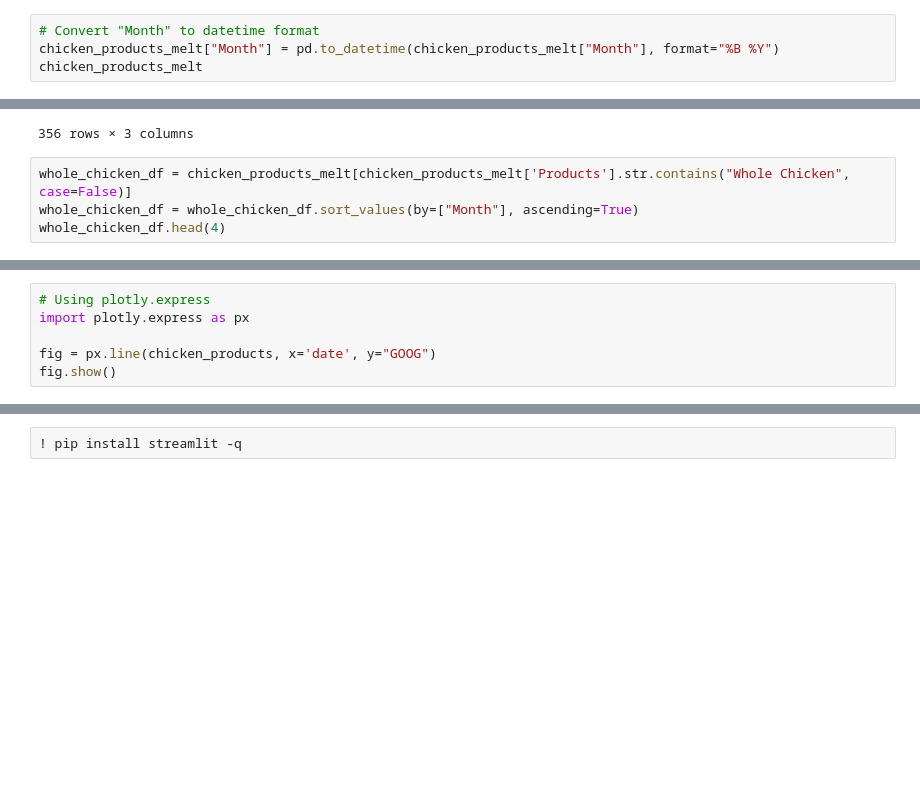
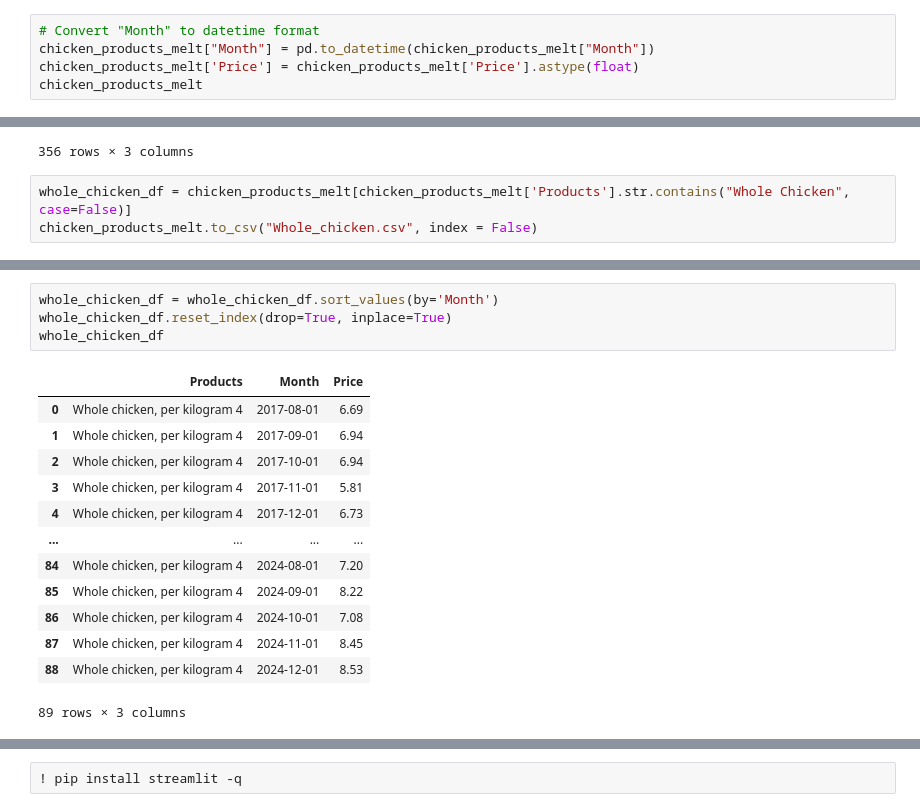
Before and after one commit to RoodraKanwar/Canadian-Food-Products---Data-Analysis, a Jupyter notebook: FoodPrices.ipynb, the cells around one changed output, grey strips where cells are left out. Saved outputs shown, nothing was run; the diff lists cells and outputs as text; blank space fills up the shorter version.

```diff
--- a/FoodPrices.ipynb
+++ b/FoodPrices.ipynb
@@ -66,6 +64,7 @@ chicken_products_melt
 # %%
 # Convert "Month" to datetime format
-chicken_products_melt["Month"] = pd.to_datetime(chicken_products_melt["Month"], format="%B %Y")
+chicken_products_melt["Month"] = pd.to_datetime(chicken_products_melt["Month"])
+chicken_products_melt['Price'] = chicken_products_melt['Price'].astype(float)
 chicken_products_melt
 # %% [output]
 |  | Products | Month | Price |
@@ -83,5 +82,4 @@ chicken_products_melt
 356 rows × 3 columns
 # %%
 whole_chicken_df = chicken_products_melt[chicken_products_melt['Products'].str.contains("Whole Chicken", case=False)]
-whole_chicken_df = whole_chicken_df.sort_values(by=["Month"], ascending=True)
-whole_chicken_df.head(4)
+chicken_products_melt.to_csv("Whole_chicken.csv", index = False)
@@ -141,6 +86,18 @@ fig.show()
-# %%
-# Using plotly.express
-import plotly.express as px
-
-fig = px.line(chicken_products, x='date', y="GOOG")
-fig.show()
+# %%
+whole_chicken_df = whole_chicken_df.sort_values(by='Month')
+whole_chicken_df.reset_index(drop=True, inplace=True)
+whole_chicken_df
+# %% [output]
+|  | Products | Month | Price |
+| 0 | Whole chicken, per kilogram 4 | 2017-08-01 | 6.69 |
+| 1 | Whole chicken, per kilogram 4 | 2017-09-01 | 6.94 |
+| 2 | Whole chicken, per kilogram 4 | 2017-10-01 | 6.94 |
+| 3 | Whole chicken, per kilogram 4 | 2017-11-01 | 5.81 |
+| 4 | Whole chicken, per kilogram 4 | 2017-12-01 | 6.73 |
+| ... | ... | ... | ... |
+| 84 | Whole chicken, per kilogram 4 | 2024-08-01 | 7.20 |
+| 85 | Whole chicken, per kilogram 4 | 2024-09-01 | 8.22 |
+| 86 | Whole chicken, per kilogram 4 | 2024-10-01 | 7.08 |
+| 87 | Whole chicken, per kilogram 4 | 2024-11-01 | 8.45 |
+| 88 | Whole chicken, per kilogram 4 | 2024-12-01 | 8.53 |
+89 rows × 3 columns
```
Also changed, not shown: parts of 11 cells of this notebook.
